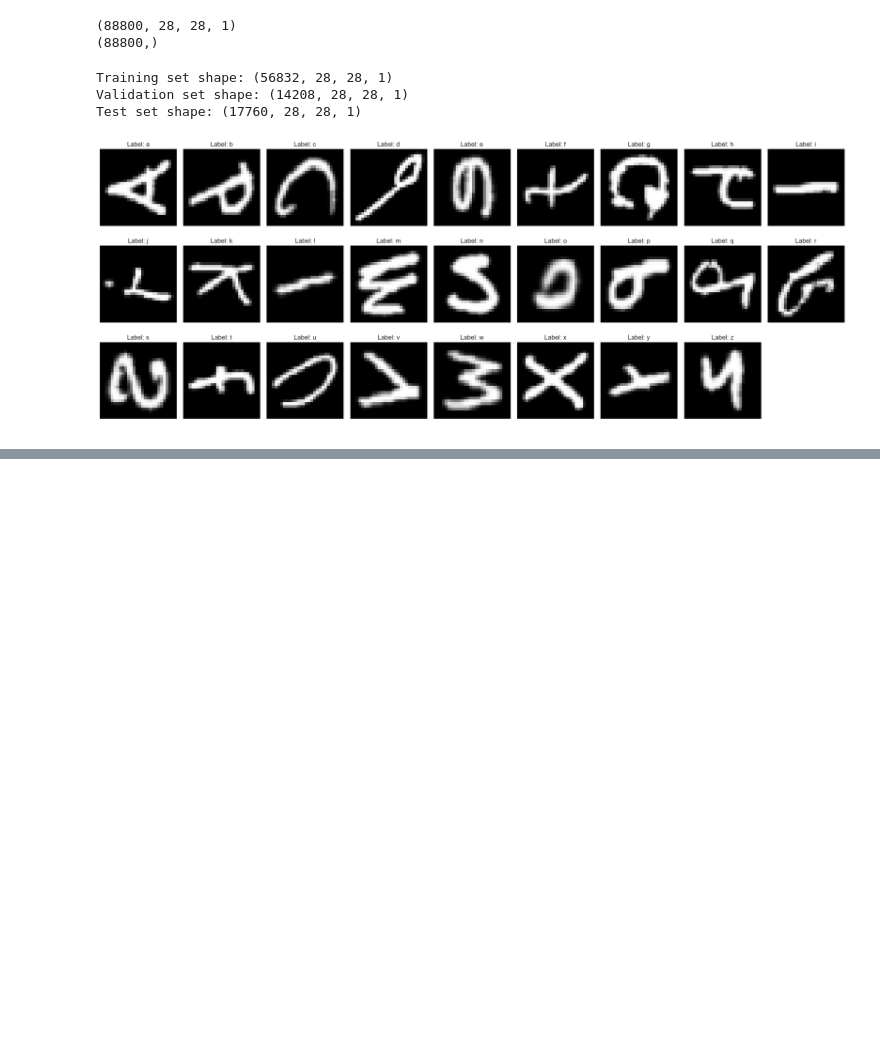
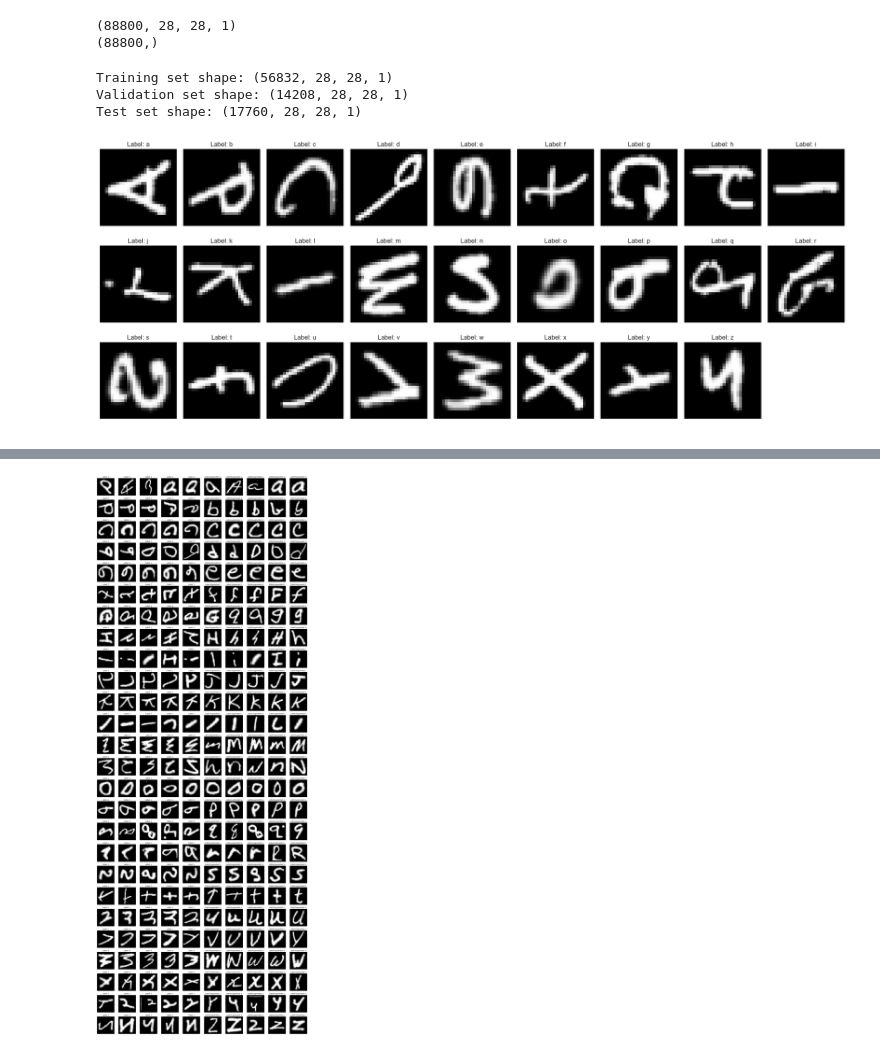
Before and after one commit to REHXZ/DELE_CA2, a Jupyter notebook: numpy_test.ipynb, the cells around one changed output, grey strips where cells are left out. Saved outputs shown, nothing was run; the diff lists cells and outputs as text; code cells hidden in the pictures; blank space fills up the shorter version.

```diff
--- a/numpy_test.ipynb
+++ b/numpy_test.ipynb
@@ -185,3 +252,7 @@ def plot_images_per_label_Aug_sheer(images, labels, num_images_per_label=5):
+# %%
+plot_images_per_label(images, augmented_images, labels)
+# %% [output]
+[figure, added]
 # %%
 class DCGAN():
 
```
Also changed, not shown: parts of 14 cells of this notebook.
